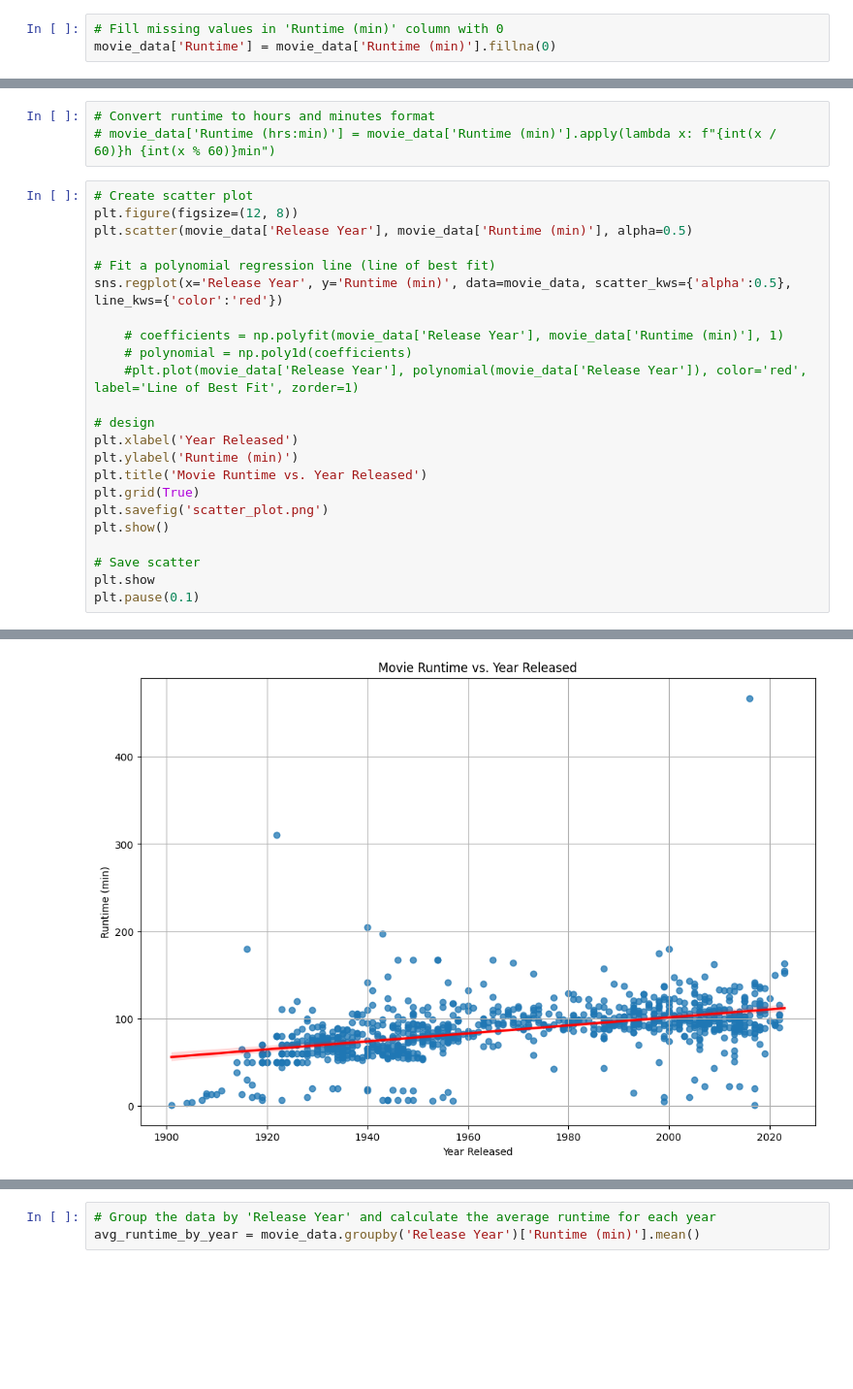
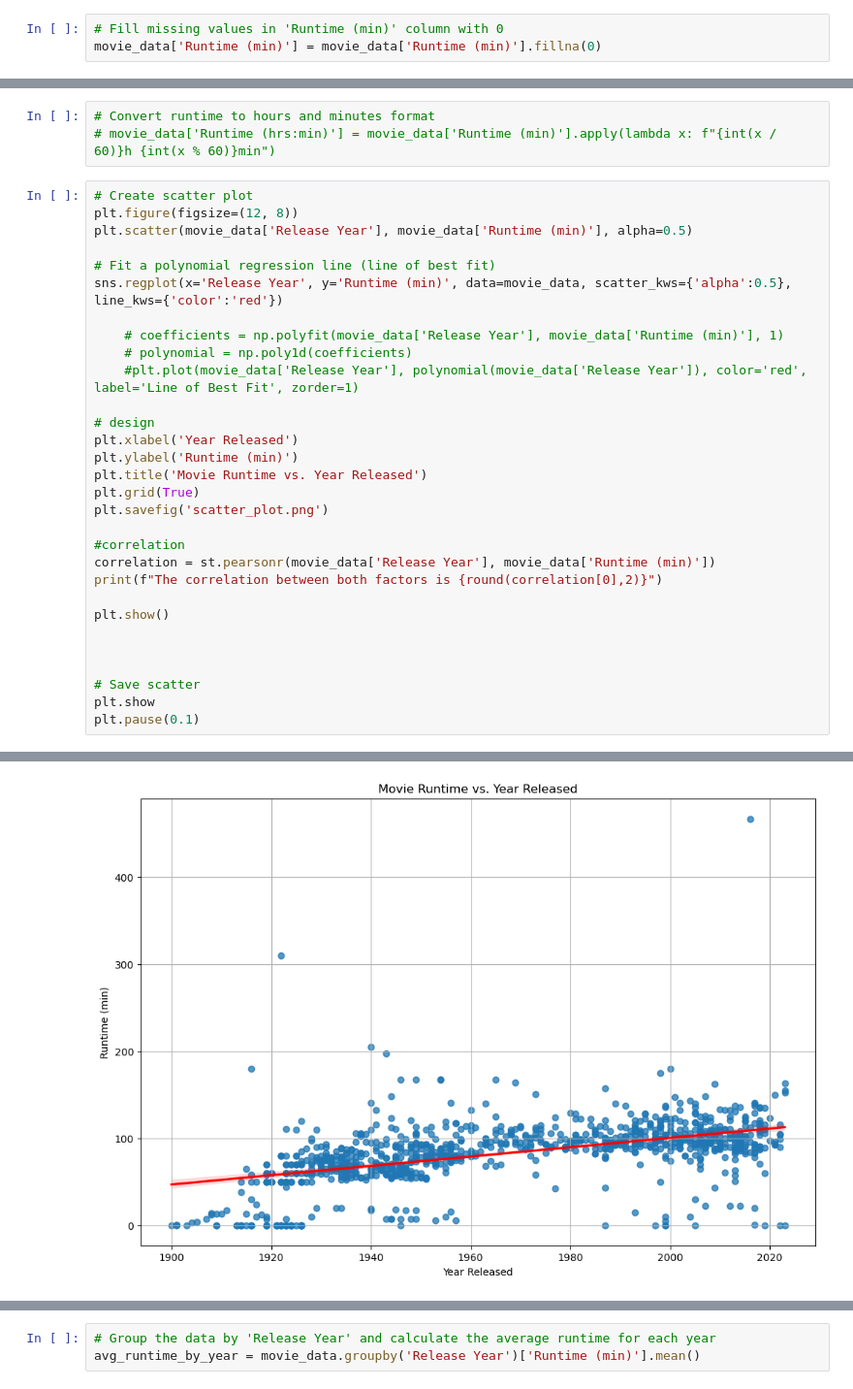
Before and after one commit to BriannaAmy/MovieBusiness, a Jupyter notebook: runtime&releaseyear.ipynb, the cells around one changed output, grey strips where cells are left out. Shown at 97% size. Cells and saved outputs as stored; diff of their text form; blank space fills up the shorter version.

```diff
--- a/runtime&releaseyear.ipynb
+++ b/runtime&releaseyear.ipynb
@@ -22,7 +23,7 @@ movie_data['Release Year'] = movie_data['Release Year'].astype(int)
 movie_data['Runtime (min)'] = pd.to_numeric(movie_data['Runtime (min)'], errors='coerce')
 # %%
 # Fill missing values in 'Runtime (min)' column with 0
-movie_data['Runtime'] = movie_data['Runtime (min)'].fillna(0)
+movie_data['Runtime (min)'] = movie_data['Runtime (min)'].fillna(0)
 # %%
 # Create bucket ranges for years
 year_bins = range(movie_data['Release Year'].min(), movie_data['Release Year'].max() + 5, 5)
@@ -49,7 +50,14 @@ plt.ylabel('Runtime (min)')
 plt.title('Movie Runtime vs. Year Released')
 plt.grid(True)
 plt.savefig('scatter_plot.png')
+
+#correlation
+correlation = st.pearsonr(movie_data['Release Year'], movie_data['Runtime (min)'])
+print(f"The correlation between both factors is {round(correlation[0],2)}")
+
 plt.show()
+
+
 
 # Save scatter
 plt.show
@@ -58 +67 @@ plt.pause(0.1)
-[figure, old version]
+[figure, new version]
```
Also changed, not shown: parts of 5 cells of this notebook, 5 other files.
